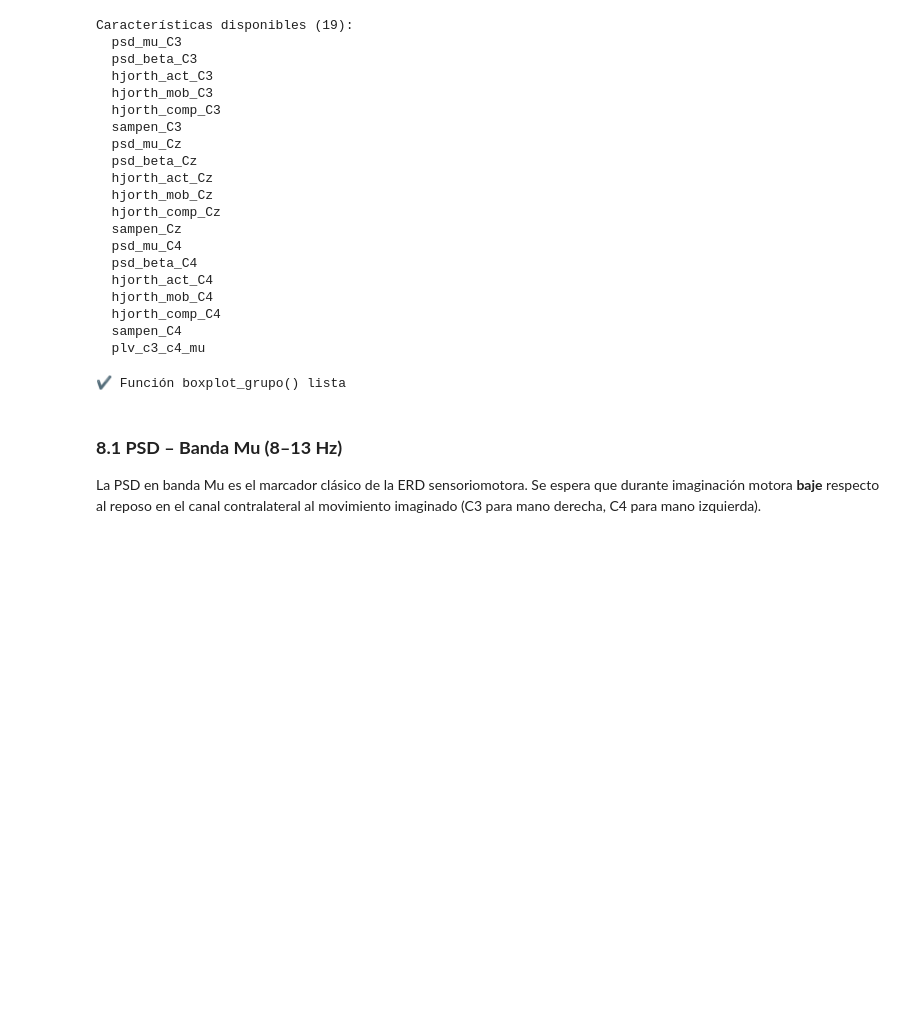
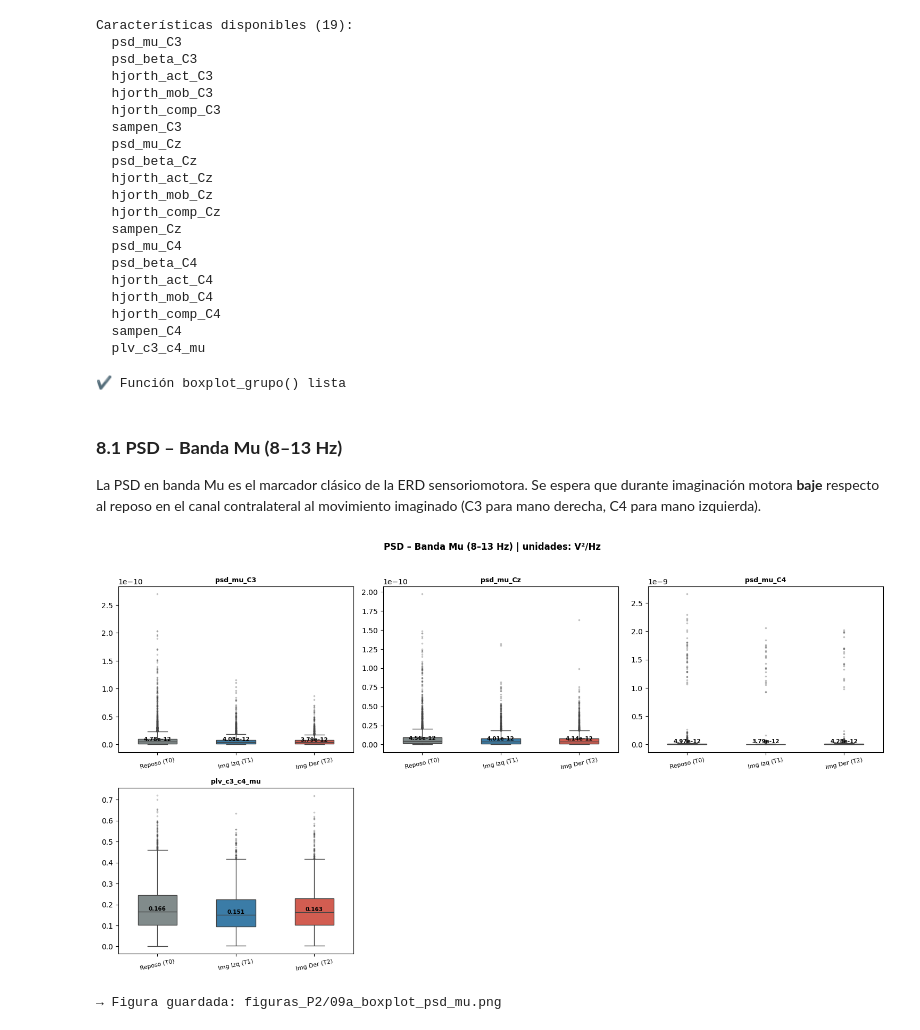
Before and after one commit to CamilaMontiel2510/PROYECTO_EEG_BCI_1, a Jupyter notebook: PROYECTO_2_BCI.ipynb, the cells around one changed output. Drawn from its saved outputs; the diff is of its cells as text; code cells hidden in the pictures; blank space fills up the shorter version.

```diff
--- a/PROYECTO_2_BCI.ipynb
+++ b/PROYECTO_2_BCI.ipynb
@@ -723,3 +723,14 @@ print('✔ Función boxplot_grupo() lista')
 La PSD en banda Mu es el marcador clásico de la ERD sensoriomotora.
 Se espera que durante imaginación motora **baje** respecto al reposo
 en el canal contralateral al movimiento imaginado (C3 para mano derecha, C4 para mano izquierda).
+# %%
+feats_mu = [c for c in cols_feat if 'mu' in c.lower()]
+boxplot_grupo(
+    feats_mu,
+    'PSD – Banda Mu (8–13 Hz) | unidades: V²/Hz',
+    '09a_boxplot_psd_mu.png',
+    df_plot, orden, paleta
+)
+# %% [output]
+[figure, added]
+→ Figura guardada: figuras_P2/09a_boxplot_psd_mu.png
```
Also changed, not shown: parts of 32 cells of this notebook.
